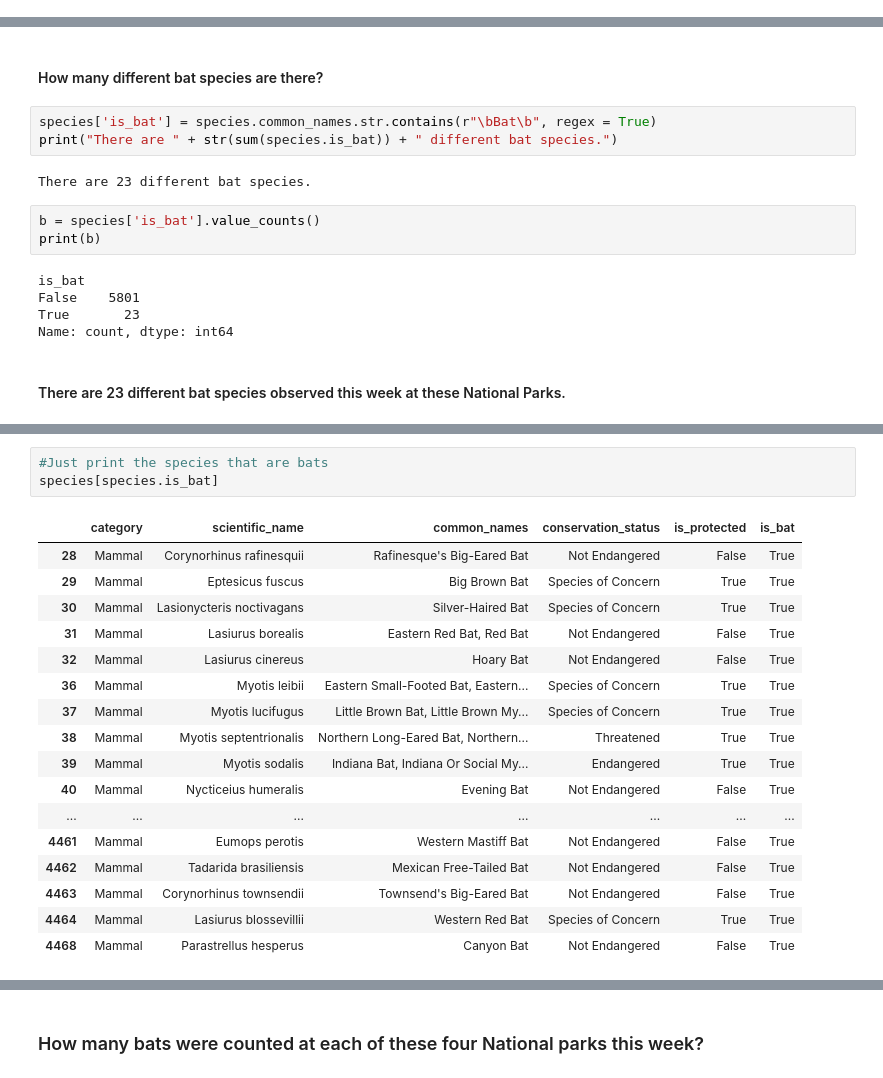
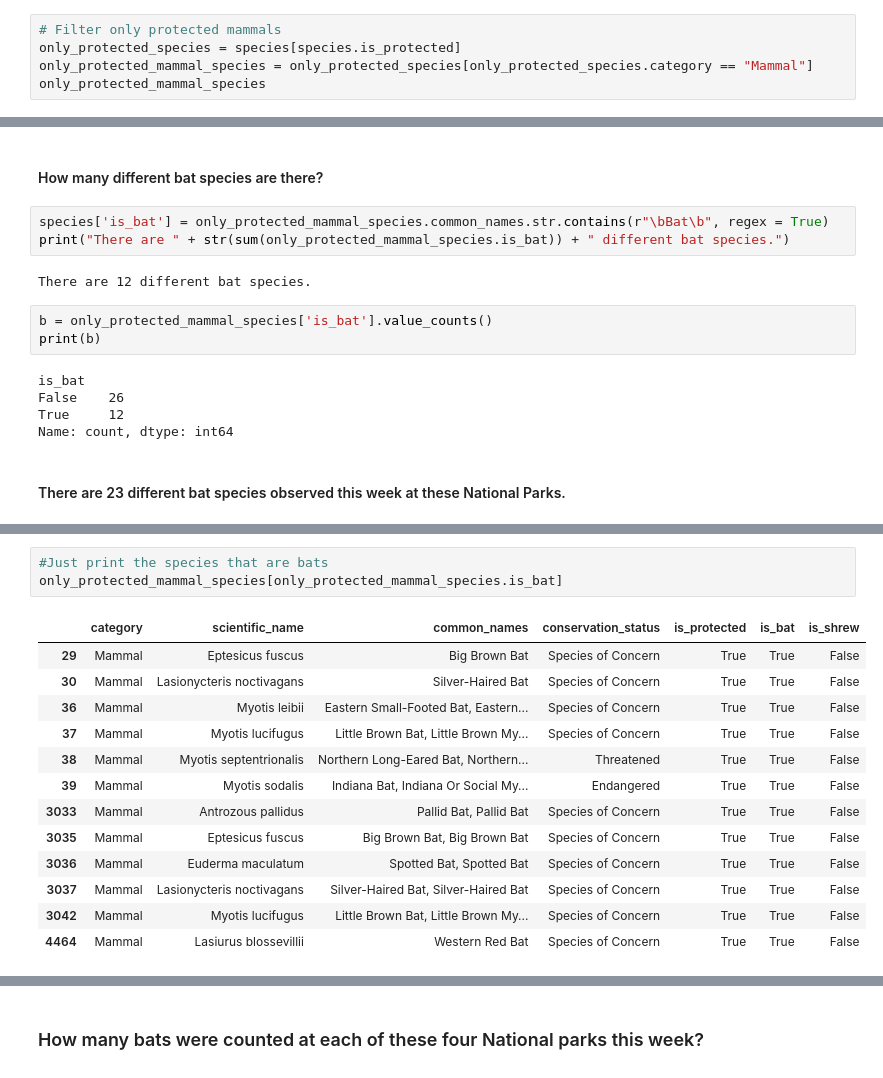
Before and after one commit to harrybotboy/biodiversity, a Jupyter notebook: biodiversity.ipynb, the cells around one changed output, grey strips where cells are left out. Drawn from its saved outputs; the diff is of its cells as text.

```diff
--- a/biodiversity.ipynb
+++ b/biodiversity.ipynb
@@ -409,3 +409,8 @@ Chi2ContingencyResult(statistic=4.289183096203645, pvalue=0.03835559022969898, d
 #### There is sufficient evidence to conclude that higher rate of needed protection for mammals, as compared to reptiles.
 # %% [markdown]
 ### Let's look closer at Mammals.
+# %%
+# Filter only protected mammals
+only_protected_species = species[species.is_protected]
+only_protected_mammal_species = only_protected_species[only_protected_species.category == "Mammal"]
+only_protected_mammal_species
@@ -521,17 +540,17 @@ Image(url="bat-so-cute.jpg", width=300, height=300)
 # %% [markdown]
 #### How many different bat species are there?
 # %%
-species['is_bat'] = species.common_names.str.contains(r"\bBat\b", regex = True)
-print("There are " + str(sum(species.is_bat)) + " different bat species.")
+species['is_bat'] = only_protected_mammal_species.common_names.str.contains(r"\bBat\b", regex = True)
+print("There are " + str(sum(only_protected_mammal_species.is_bat)) + " different bat species.")
 # %% [output]
-There are 23 different bat species.
+There are 12 different bat species.
 # %%
-b = species['is_bat'].value_counts()
+b = only_protected_mammal_species['is_bat'].value_counts()
 print(b)
 # %% [output]
 is_bat
-False    5801
-True       23
+False    26
+True     12
 Name: count, dtype: int64
 # %% [markdown]
 #### There are 23 different bat species observed this week at these National Parks.
@@ -541,24 +560,20 @@ Image(url="honduran-white-bat.jpg", width=300, height=300)
 [interactive output not drawn]
 # %%
 #Just print the species that are bats
-species[species.is_bat]
+only_protected_mammal_species[only_protected_mammal_species.is_bat]
 # %% [output]
-|  | category | scientific_name | common_names | conservation_status | is_protected | is_bat |
-| 28 | Mammal | Corynorhinus rafinesquii | Rafinesque's Big-Eared Bat | Not Endangered | False | True |
-| 29 | Mammal | Eptesicus fuscus | Big Brown Bat | Species of Concern | True | True |
-| 30 | Mammal | Lasionycteris noctivagans | Silver-Haired Bat | Species of Concern | True | True |
-| 31 | Mammal | Lasiurus borealis | Eastern Red Bat, Red Bat | Not Endangered | False | True |
-| 32 | Mammal | Lasiurus cinereus | Hoary Bat | Not Endangered | False | True |
-| 36 | Mammal | Myotis leibii | Eastern Small-Footed Bat, Eastern... | Species of Concern | True | True |
-| 37 | Mammal | Myotis lucifugus | Little Brown Bat, Little Brown My... | Species of Concern | True | True |
-| 38 | Mammal | Myotis septentrionalis | Northern Long-Eared Bat, Northern... | Threatened | True | True |
-| 39 | Mammal | Myotis sodalis | Indiana Bat, Indiana Or Social My... | Endangered | True | True |
-| 40 | Mammal | Nycticeius humeralis | Evening Bat | Not Endangered | False | True |
-| ... | ... | ... | ... | ... | ... | ... |
-| 4461 | Mammal | Eumops perotis | Western Mastiff Bat | Not Endangered | False | True |
-| 4462 | Mammal | Tadarida brasiliensis | Mexican Free-Tailed Bat | Not Endangered | False | True |
-| 4463 | Mammal | Corynorhinus townsendii | Townsend's Big-Eared Bat | Not Endangered | False | True |
-| 4464 | Mammal | Lasiurus blossevillii | Western Red Bat | Species of Concern | True | True |
-| 4468 | Mammal | Parastrellus hesperus | Canyon Bat | Not Endangered | False | True |
+|  | category | scientific_name | common_names | conservation_status | is_protected | is_bat | is_shrew |
+| 29 | Mammal | Eptesicus fuscus | Big Brown Bat | Species of Concern | True | True | False |
+| 30 | Mammal | Lasionycteris noctivagans | Silver-Haired Bat | Species of Concern | True | True | False |
+| 36 | Mammal | Myotis leibii | Eastern Small-Footed Bat, Eastern... | Species of Concern | True | True | False |
+| 37 | Mammal | Myotis lucifugus | Little Brown Bat, Little Brown My... | Species of Concern | True | True | False |
+| 38 | Mammal | Myotis septentrionalis | Northern Long-Eared Bat, Northern... | Threatened | True | True | False |
+| 39 | Mammal | Myotis sodalis | Indiana Bat, Indiana Or Social My... | Endangered | True | True | False |
+| 3033 | Mammal | Antrozous pallidus | Pallid Bat, Pallid Bat | Species of Concern | True | True | False |
+| 3035 | Mammal | Eptesicus fuscus | Big Brown Bat, Big Brown Bat | Species of Concern | True | True | False |
+| 3036 | Mammal | Euderma maculatum | Spotted Bat, Spotted Bat | Species of Concern | True | True | False |
+| 3037 | Mammal | Lasionycteris noctivagans | Silver-Haired Bat, Silver-Haired Bat | Species of Concern | True | True | False |
+| 3042 | Mammal | Myotis lucifugus | Little Brown Bat, Little Brown My... | Species of Concern | True | True | False |
+| 4464 | Mammal | Lasiurus blossevillii | Western Red Bat | Species of Concern | True | True | False |
 # %%
 #create a dataframe with bat species
```
Also changed, not shown: parts of 14 cells of this notebook, 2 other files.
